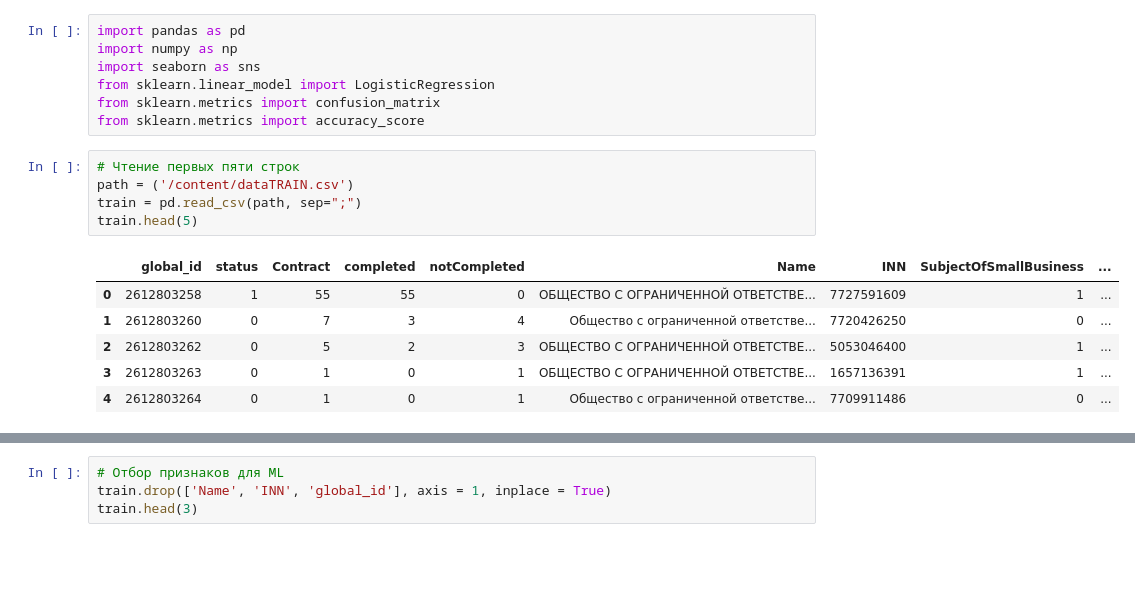
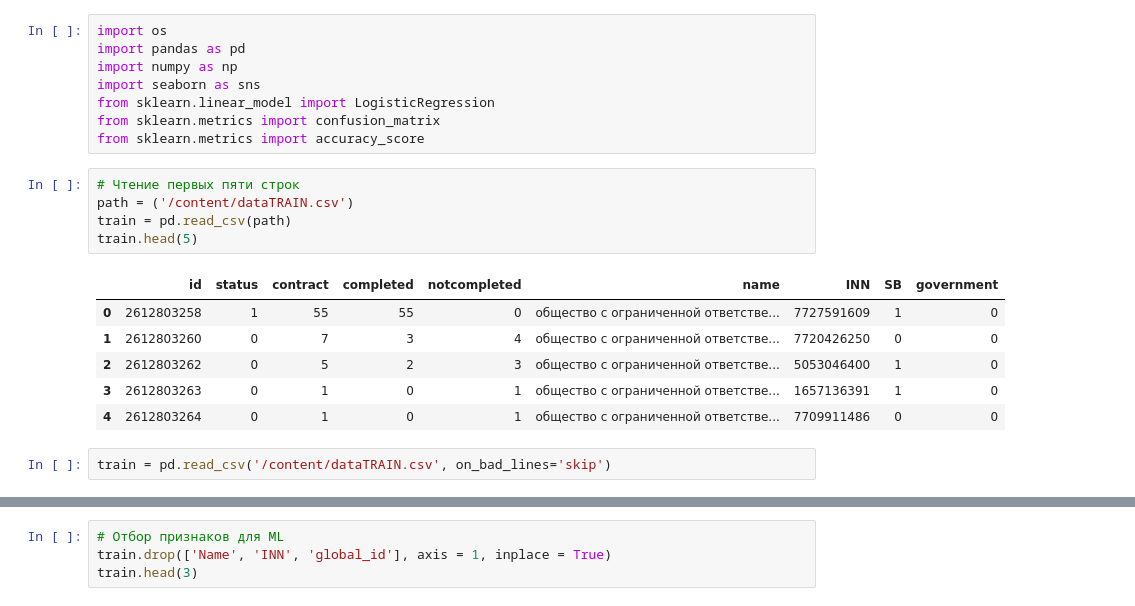
Before and after one commit to Leksandretta/inno_arch, a Jupyter notebook: ml_itog.ipynb, the cells around one changed output, grey strips where cells are left out. Cells and saved outputs as stored; diff of their text form; blank space fills up the shorter version.

```diff
--- a/ml_itog.ipynb
+++ b/ml_itog.ipynb
@@ -12,4 +9,5 @@ Saving dataTRAIN.csv to dataTRAIN.csv
 # %%
+import os
 import pandas as pd
 import numpy as np
 import seaborn as sns
@@ -19,15 +17,17 @@ from sklearn.metrics import accuracy_score
 # %%
 # Чтение первых пяти строк
 path = ('/content/dataTRAIN.csv')
-train = pd.read_csv(path, sep=";")
+train = pd.read_csv(path)
 train.head(5)
 # %% [output]
-|  | global_id | status | Contract | completed | notСompleted | Name | INN | SubjectOfSmallBusiness | ... |
-| 0 | 2612803258 | 1 | 55 | 55 | 0 | ОБЩЕСТВО С ОГРАНИЧЕННОЙ ОТВЕТСТВЕ... | 7727591609 | 1 | ... |
-| 1 | 2612803260 | 0 | 7 | 3 | 4 | Общество с ограниченной ответстве... | 7720426250 | 0 | ... |
-| 2 | 2612803262 | 0 | 5 | 2 | 3 | ОБЩЕСТВО С ОГРАНИЧЕННОЙ ОТВЕТСТВЕ... | 5053046400 | 1 | ... |
-| 3 | 2612803263 | 0 | 1 | 0 | 1 | ОБЩЕСТВО С ОГРАНИЧЕННОЙ ОТВЕТСТВЕ... | 1657136391 | 1 | ... |
-| 4 | 2612803264 | 0 | 1 | 0 | 1 | Общество с ограниченной ответстве... | 7709911486 | 0 | ... |
+|  | id | status | contract | completed | notcompleted | name | INN | SB | government |
+| 0 | 2612803258 | 1 | 55 | 55 | 0 | общество с ограниченной ответстве... | 7727591609 | 1 | 0 |
+| 1 | 2612803260 | 0 | 7 | 3 | 4 | общество с ограниченной ответстве... | 7720426250 | 0 | 0 |
+| 2 | 2612803262 | 0 | 5 | 2 | 3 | общество с ограниченной ответстве... | 5053046400 | 1 | 0 |
+| 3 | 2612803263 | 0 | 1 | 0 | 1 | общество с ограниченной ответстве... | 1657136391 | 1 | 0 |
+| 4 | 2612803264 | 0 | 1 | 0 | 1 | общество с ограниченной ответстве... | 7709911486 | 0 | 0 |
+# %%
+train = pd.read_csv('/content/dataTRAIN.csv', on_bad_lines='skip')
 # %%
 #Общая информация по данным
 train.info()
```
Also changed, not shown: parts of 11 cells of this notebook.
